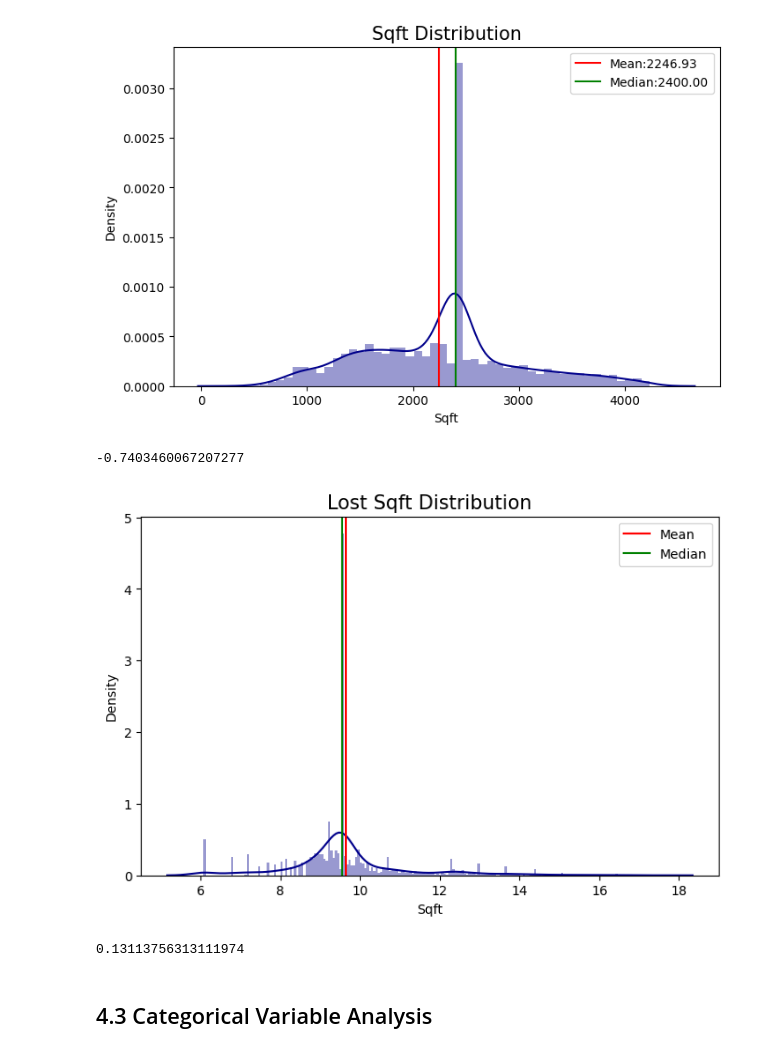
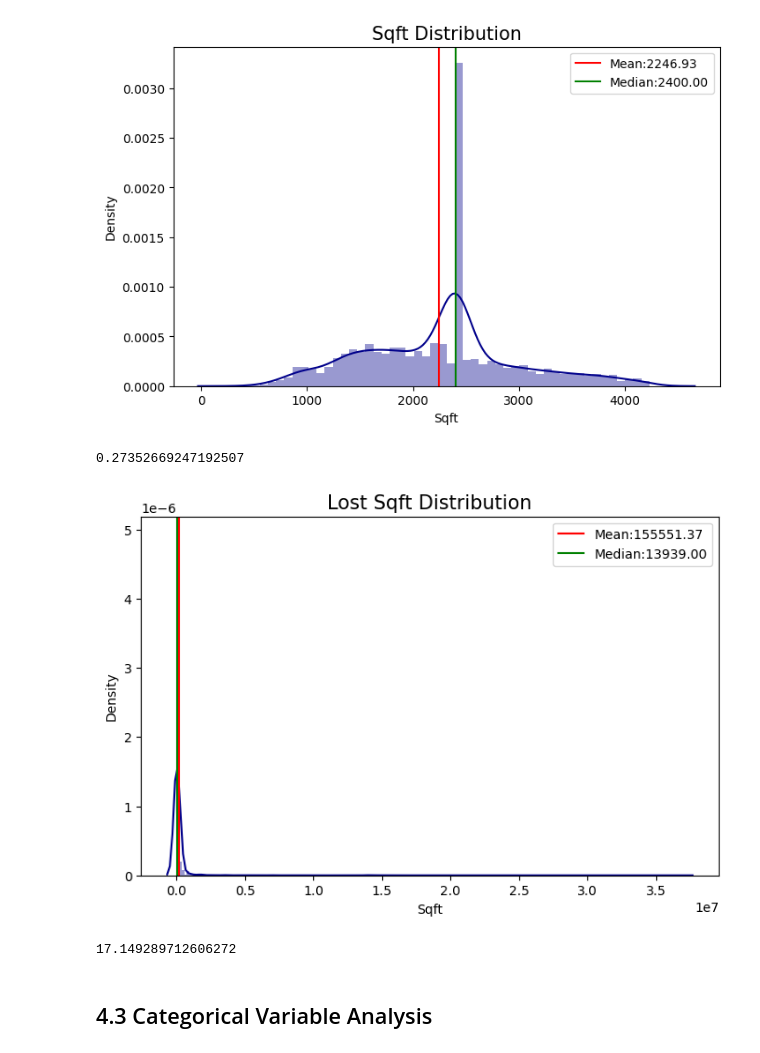
Before and after one commit to mohammadreza-mohammadi94/DataAnalysis-And-MachineLearning, a Jupyter notebook: 3. Risk Management and Financial Analysis/Real Estate Utah/Utah_Sales_Prediction.ipynb, the cells around one changed output. Saved outputs shown, nothing was run; the diff lists cells and outputs as text; code cells hidden in the pictures.

```diff
--- a/3. Risk Management and Financial Analysis/Real Estate Utah/Utah_Sales_Prediction.ipynb
+++ b/3. Risk Management and Financial Analysis/Real Estate Utah/Utah_Sales_Prediction.ipynb
@@ -88,7 +82,7 @@ warnings.filterwarnings('ignore')
 # %% [markdown]
 ## 2.2 Loading Dataset <a id=2.2></a>
 # %%
-df = pd.read_csv("/content/real_estate_utah.csv")
+df = pd.read_csv("real_estate_utah.csv")
 # %% [markdown]
 ### 2.2.1 Getting to Know The Variables <a id=2.2.1></a>
 # %%
@@ -502,5 +492,5 @@ plt.show()
 # %%
-df['listPrice'] = np.log1p(df['listPrice'])
+# df['listPrice'] = np.log1p(df['listPrice'])
 # %%
 df.listPrice.skew()
 # %% [output]
@@ -520,29 +510,29 @@ plt.show()
 # %% [output]
 [figure]
 # %%
-df['sqft'] = np.log1p(df['sqft'])
+# df['sqft'] = np.log1p(df['sqft'])
 # %%
 df['sqft'].skew()
 # %% [output]
--0.7403460067207277
+0.27352669247192507
 # %%
 mean = df['lot_sqft'].mean()
 median = df['lot_sqft'].median()
 
 plt.figure(figsize=(8, 5))
 sns.distplot(bins=200, x=df['lot_sqft'], color='darkblue')
-plt.axvline(mean, color='red', label='Mean')
-plt.axvline(median, color='green', label='Median')
+plt.axvline(mean, color='red', label=f'Mean:{mean:.2f}')
+plt.axvline(median, color='green', label=f'Median:{median:.2f}')
 plt.title("Lost Sqft Distribution", fontsize=15)
 plt.xlabel("Sqft", fontsize=10)
 plt.legend()
 plt.show()
 # %% [output]
-[figure, old version]
+[figure, new version]
 # %%
 df['lot_sqft'].skew()
 # %% [output]
-0.13113756313111974
+17.149289712606272
 # %%
 df['lot_sqft'] = np.log1p(df['lot_sqft'])
 # %% [markdown]
```
Also changed, not shown: parts of 36 cells of this notebook.
